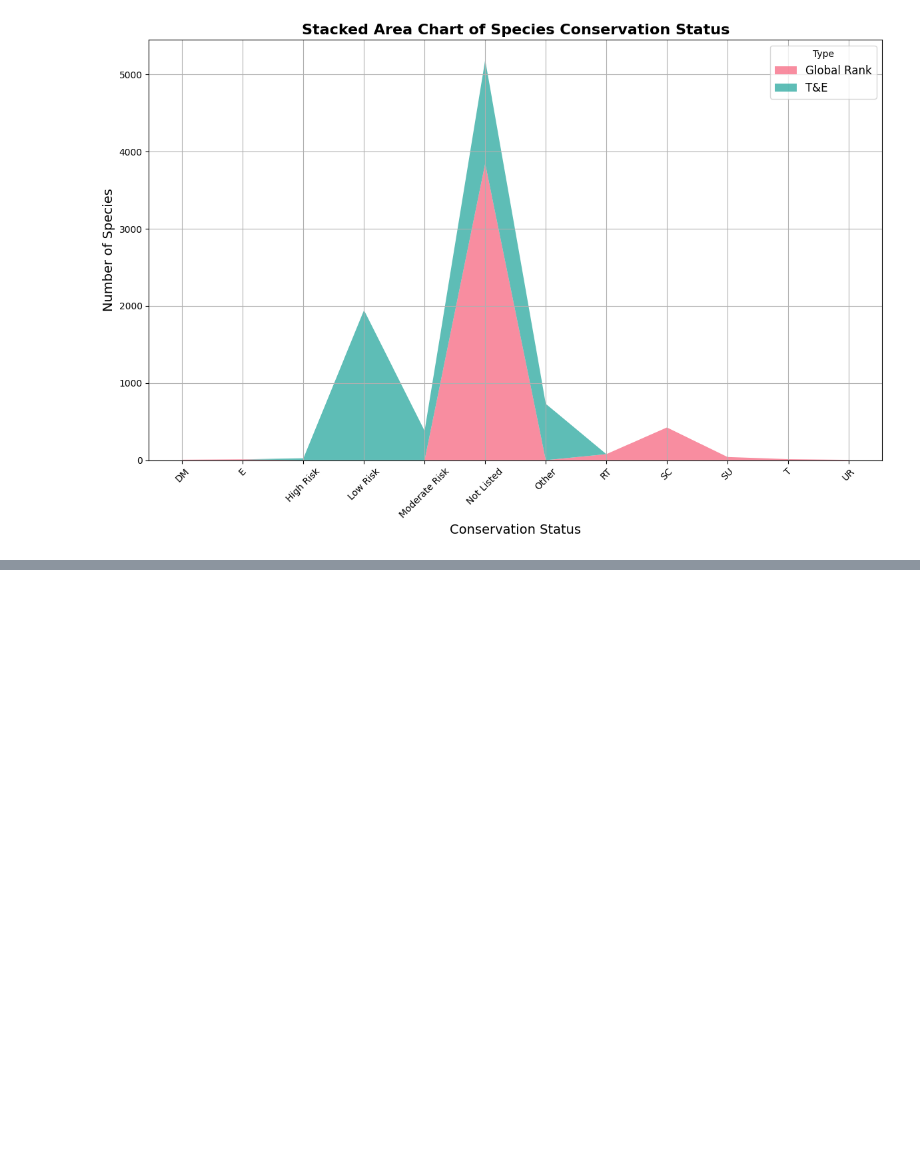
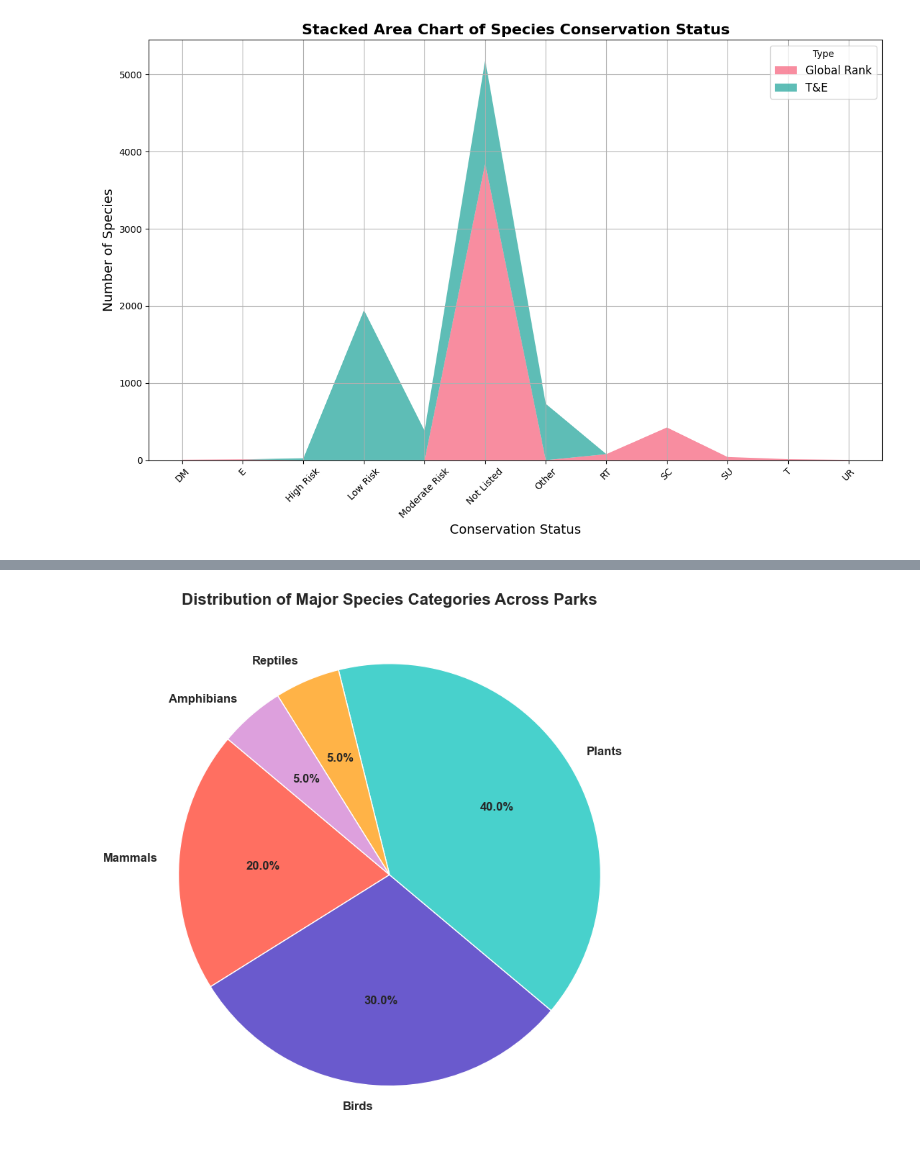
Before and after one commit to jasminechiou/ds4200_final_project-, a Jupyter notebook: cleaning and data visualization .ipynb, the cells around one changed output, grey strips where cells are left out. Drawn from its saved outputs; the diff is of its cells as text; code cells hidden in the pictures; blank space fills up the shorter version.

```diff
--- a/cleaning and data visualization .ipynb
+++ b/cleaning and data visualization .ipynb
@@ -335,0 +358,22 @@ fig.show()
+# %%
+import matplotlib.pyplot as plt
+
+# Example data for species categories (replace with actual values if available)
+categories = ['Mammals', 'Birds', 'Plants', 'Reptiles', 'Amphibians']
+proportions = [20, 30, 40, 5, 5]  # Example percentages
+
+# Create a pie chart
+plt.figure(figsize=(8, 8), facecolor='white')  # Set background to white
+colors = ['#FF6F61', '#6A5ACD', '#48D1CC', '#FFB347', '#DDA0DD']  # Vibrant colors
+plt.pie(proportions, labels=categories, autopct='%1.1f%%', colors=colors, startangle=140, textprops={'fontsize': 12, 'weight': 'bold'})
+
+# Add title with professional styling
+plt.title('Distribution of Major Species Categories Across Parks', fontsize=16, fontweight='bold')
+
+# Adjust layout for clarity
+plt.tight_layout()
+
+# Display the chart
+plt.show()
+# %% [output]
+[figure, added]
```
Also changed, not shown: parts of 1 cell of this notebook, 1 other file.
